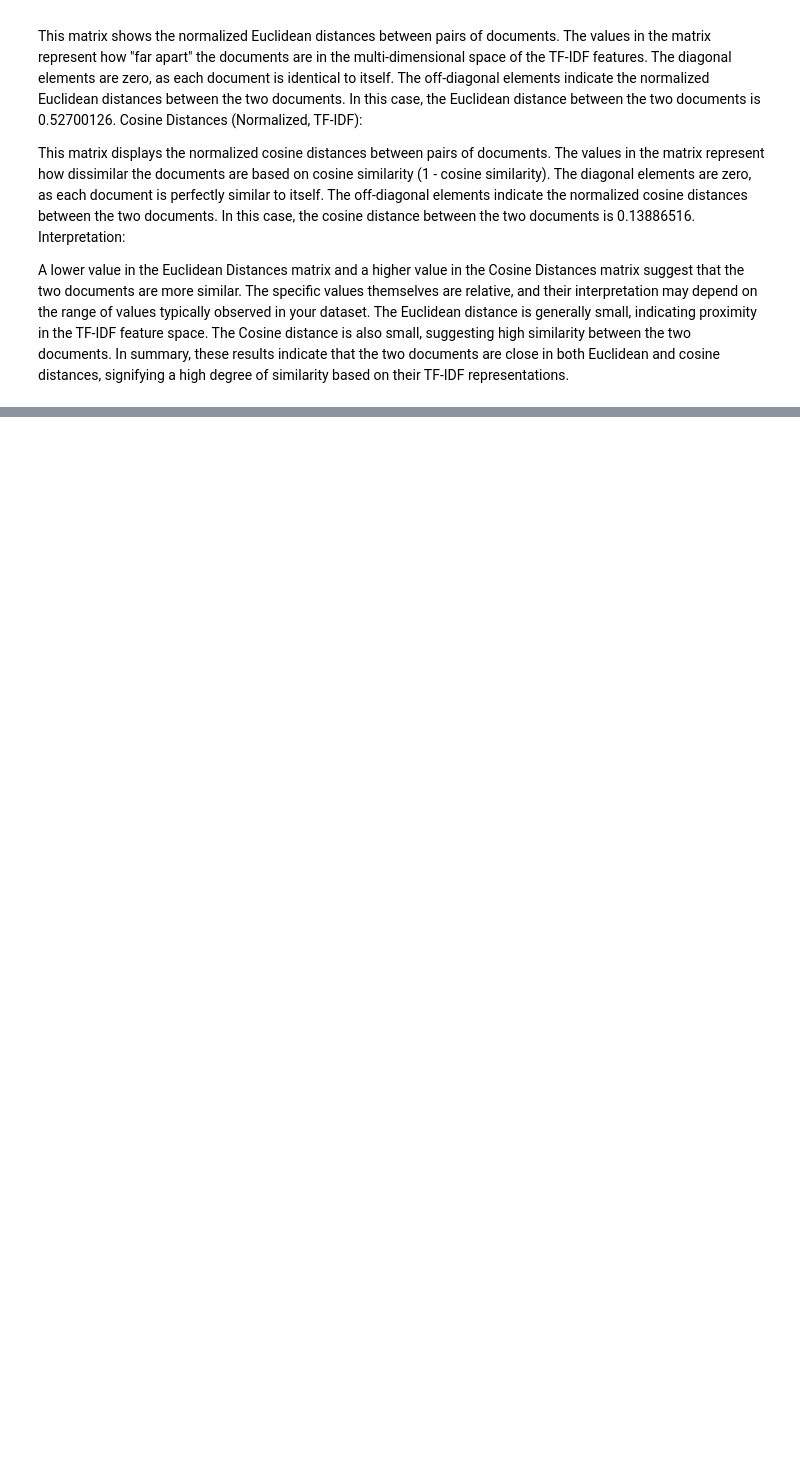
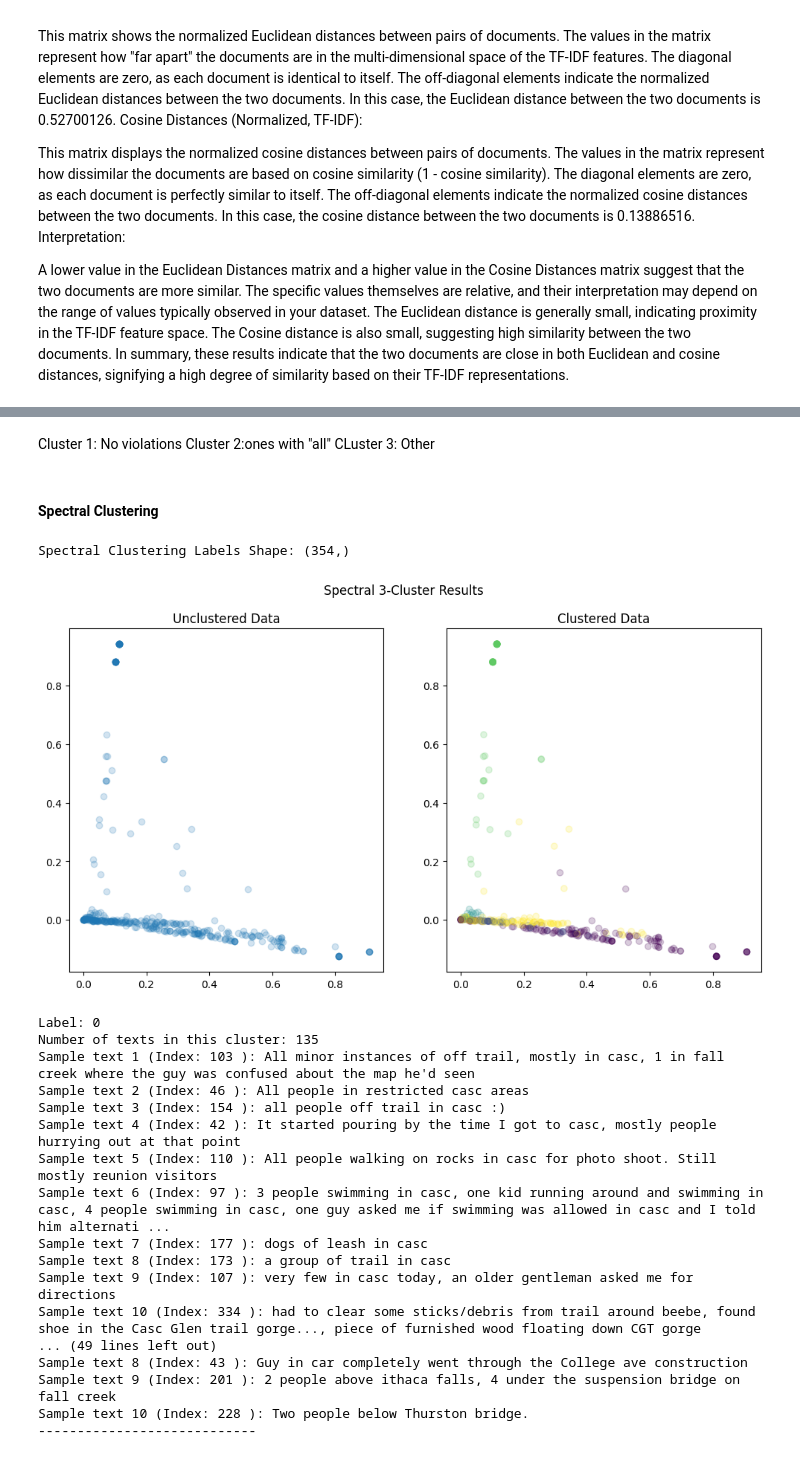
Before and after one commit to Ming-DeMers/cornell-gorges, a Jupyter notebook: Gorges_Analysis_INFO_3350_Final.ipynb, the cells around one changed output, grey strips where cells are left out. Saved outputs shown, nothing was run; the diff lists cells and outputs as text; code cells hidden in the pictures; blank space fills up the shorter version.

```diff
--- a/Gorges_Analysis_INFO_3350_Final.ipynb
+++ b/Gorges_Analysis_INFO_3350_Final.ipynb
@@ -447,0 +592,38 @@ print(steward_log[1])
+# %% [markdown]
+Cluster 1: No violations
+Cluster 2:ones with "all"
+CLuster 3: Other
+# %% [markdown]
+#### Spectral Clustering
+# %%
+spectral_clustering_3 = SpectralClustering(n_clusters=5, affinity='precomputed')
+
+cosine_similarity_matrix = cosine_similarity(inter_vectors)
+
+inter_spectral_3 = spectral_clustering_3.fit_predict(cosine_similarity_matrix)
+
+print("Spectral Clustering Labels Shape:", inter_spectral_3.shape)
+
+plot_compare(inter_vectors, inter_spectral_3, "Spectral 3-Cluster Results")
+
+pull_samples(inter, inter_spectral_3, n=10)
+# %% [output]
+Spectral Clustering Labels Shape: (354,)
+[figure, added]
+Label: 0
+Number of texts in this cluster: 135
+Sample text 1 (Index: 103 ): All minor instances of off trail, mostly in casc, 1 in fall creek where the guy was confused about the map he'd seen
+Sample text 2 (Index: 46 ): All people in restricted casc areas
+Sample text 3 (Index: 154 ): all people off trail in casc :)
+Sample text 4 (Index: 42 ): It started pouring by the time I got to casc, mostly people hurrying out at that point
+Sample text 5 (Index: 110 ): All people walking on rocks in casc for photo shoot. Still mostly reunion visitors
+Sample text 6 (Index: 97 ): 3 people swimming in casc, one kid running around and swimming in casc, 4 people swimming in casc, one guy asked me if swimming was allowed in casc and I told him alternati ...
+Sample text 7 (Index: 177 ): dogs of leash in casc
+Sample text 8 (Index: 173 ): a group of trail in casc
+Sample text 9 (Index: 107 ): very few in casc today, an older gentleman asked me for directions
+Sample text 10 (Index: 334 ): had to clear some sticks/debris from trail around beebe, found shoe in the Casc Glen trail gorge..., piece of furnished wood floating down CGT gorge
+... (49 lines left out)
+Sample text 8 (Index: 43 ): Guy in car completely went through the College ave construction
+Sample text 9 (Index: 201 ): 2 people above ithaca falls, 4 under the suspension bridge on fall creek
+Sample text 10 (Index: 228 ): Two people below Thurston bridge.
+----------------------------
```
Also changed, not shown: parts of 21 cells of this notebook.
